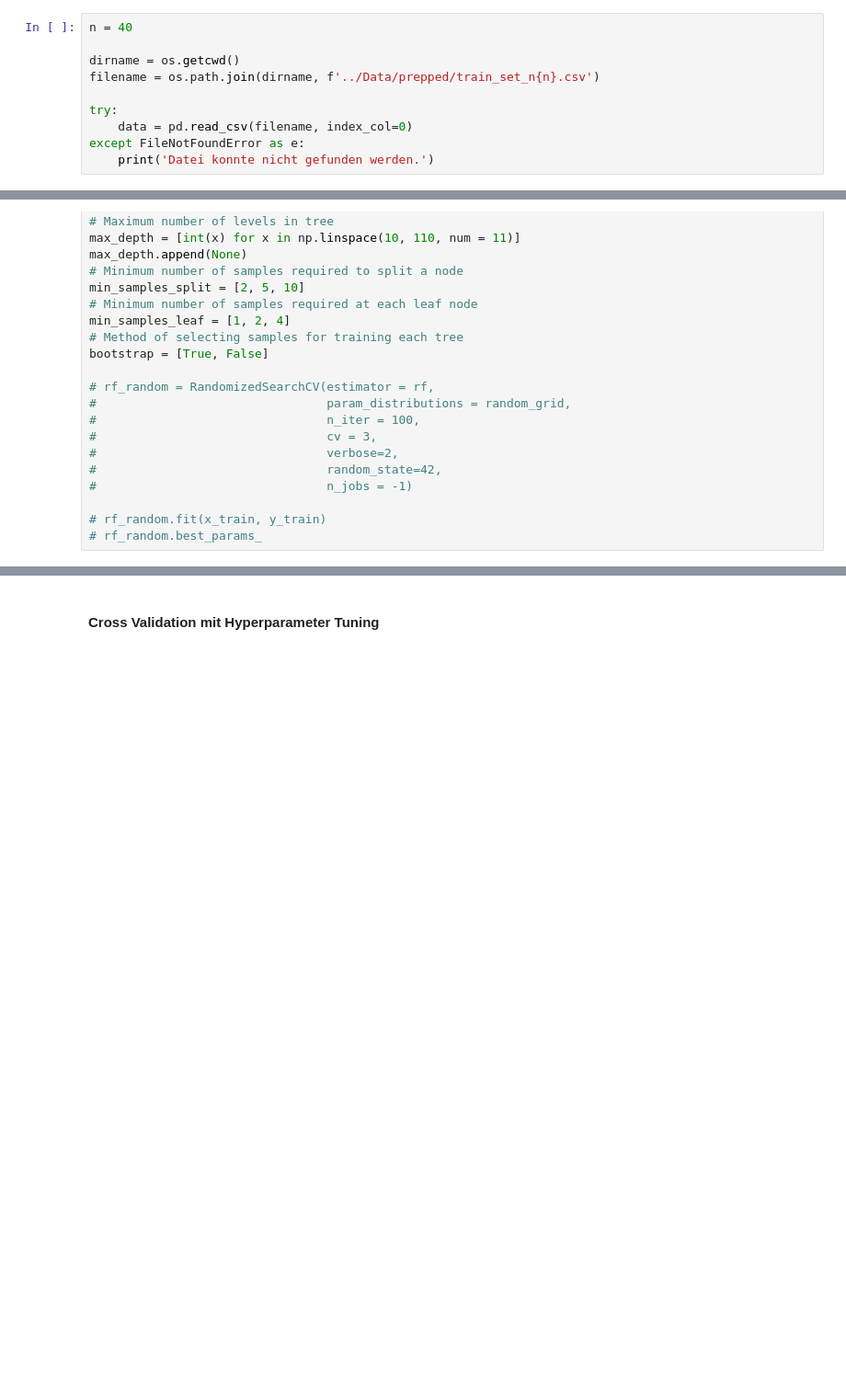
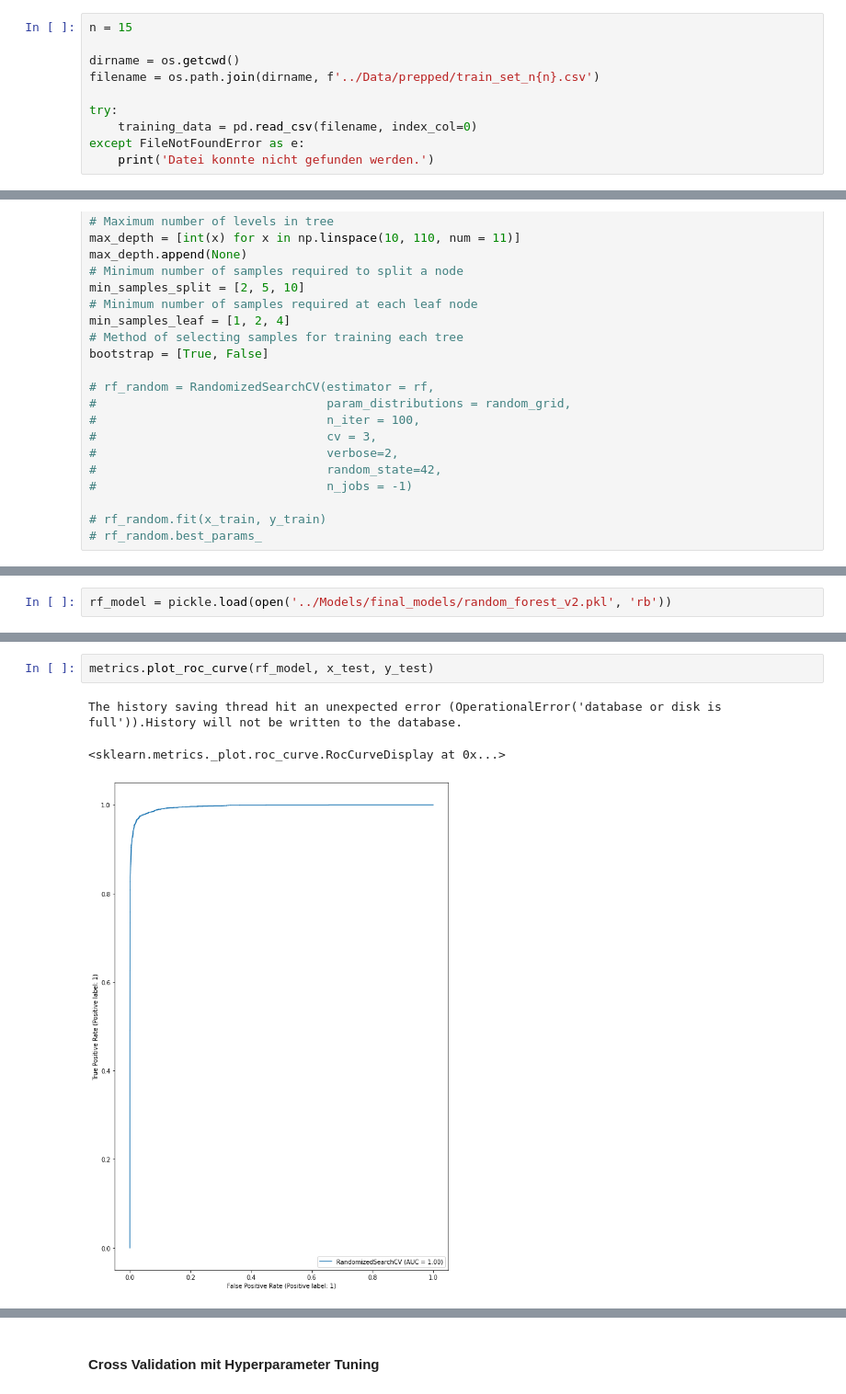
Before and after one commit to max-gmann/DataMiningWaitOrBuy, a Jupyter notebook: Notebooks/3. Model Selection.ipynb, the cells around one changed output, grey strips where cells are left out. Shown at 92% size. Drawn from its saved outputs; the diff is of its cells as text; blank space fills up the shorter version.

```diff
--- a/Notebooks/3. Model Selection.ipynb
+++ b/Notebooks/3. Model Selection.ipynb
@@ -33,13 +50,13 @@ from sklearn.ensemble import BaggingClassifier
 # %% [markdown]
 #### Vorbereitete Daten laden
 # %%
-n = 40
+n = 15
 
 dirname = os.getcwd()
 filename = os.path.join(dirname, f'../Data/prepped/train_set_n{n}.csv')
 
 try:
-    data = pd.read_csv(filename, index_col=0)
+    training_data = pd.read_csv(filename, index_col=0)
 except FileNotFoundError as e:
     print('Datei konnte nicht gefunden werden.')
 # %% [markdown]
@@ -254,0 +348,2 @@ Fitting 5 folds for each of 20 candidates, totalling 100 fits
+# %%
+rf_model = pickle.load(open('../Models/final_models/random_forest_v2.pkl', 'rb'))
@@ -254,0 +364,6 @@ Fitting 5 folds for each of 20 candidates, totalling 100 fits
+# %%
+metrics.plot_roc_curve(rf_model, x_test, y_test)
+# %% [output]
+The history saving thread hit an unexpected error (OperationalError('database or disk is full')).History will not be written to the database.
+<sklearn.metrics._plot.roc_curve.RocCurveDisplay at 0x...>
+[figure, added]
```
Also changed, not shown: parts of 41 cells of this notebook, 9 other files.
